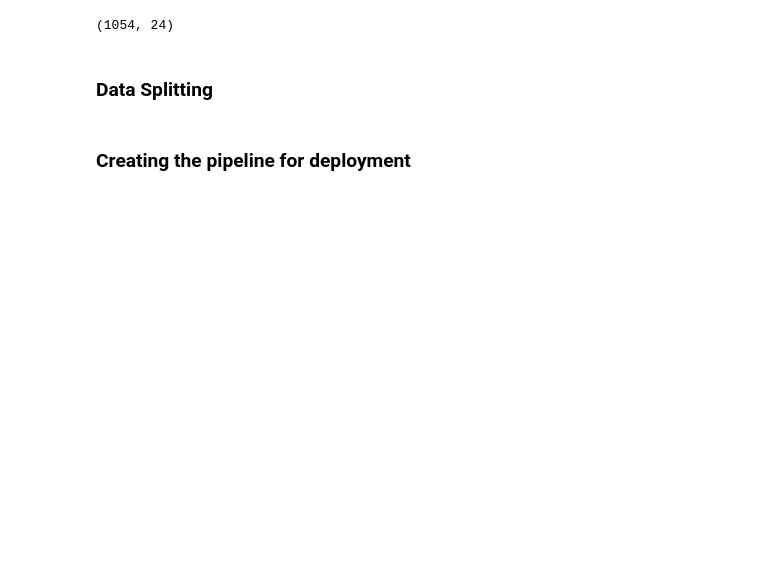
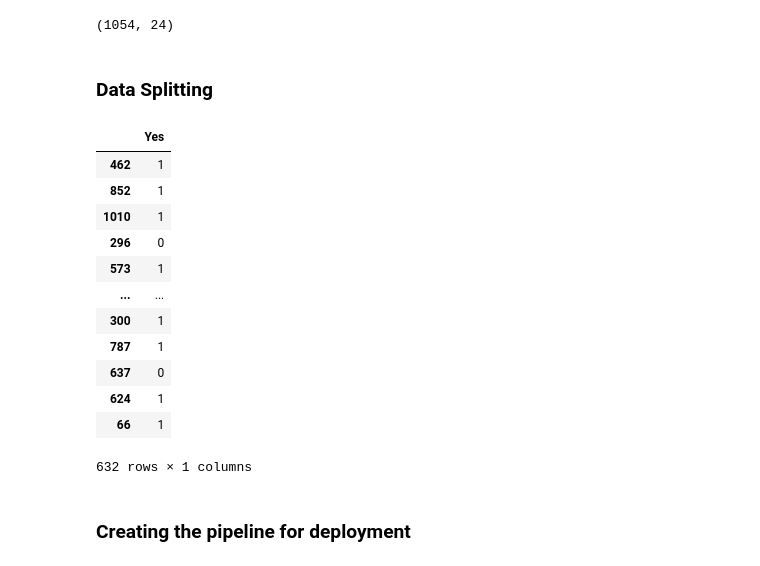
Before and after one commit to thisisSHAX/ML_Ops_Project-, a Jupyter notebook: Deployment/Autism_Screening_ONNX_Model.ipynb, the cells around one changed output. Cells and saved outputs as stored; diff of their text form; code cells hidden in the pictures; blank space fills up the shorter version.

```diff
--- a/Deployment/Autism_Screening_ONNX_Model.ipynb
+++ b/Deployment/Autism_Screening_ONNX_Model.ipynb
@@ -100,5 +101,21 @@ X_train, X_prod, Y_train, Y_prod = train_test_split(X_train, Y_train, test_size=
 train_X, test_X, train_Y, test_Y = train_test_split(df[x_columns], Y, test_size=0.2, random_state=1)
 
 train_X, prod_X, train_Y, prod_Y = train_test_split(train_X, train_Y, test_size=0.25, random_state=2) # 0.25 x 0.8 = 0.2
+# %%
+Y_train
+# %% [output]
+|  | Yes |
+| 462 | 1 |
+| 852 | 1 |
+| 1010 | 1 |
+| 296 | 0 |
+| 573 | 1 |
+| ... | ... |
+| 300 | 1 |
+| 787 | 1 |
+| 637 | 0 |
+| 624 | 1 |
+| 66 | 1 |
+632 rows × 1 columns
 # %% [markdown]
 ### Creating the pipeline for deployment
```
Also changed, not shown: parts of 18 cells of this notebook, 5 other files.
